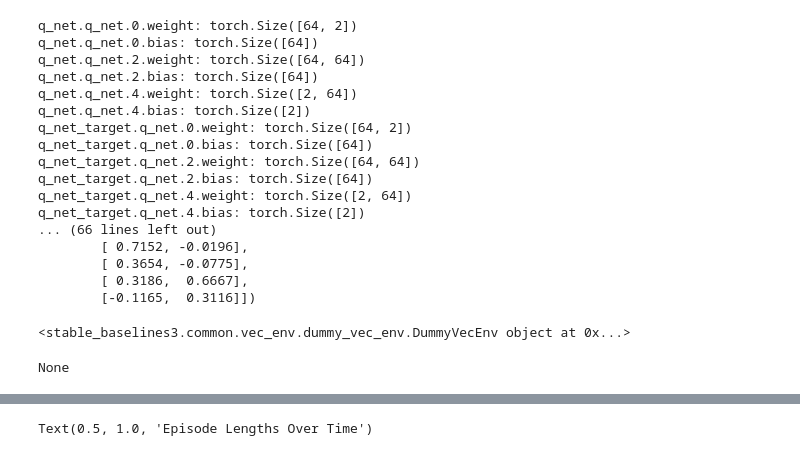
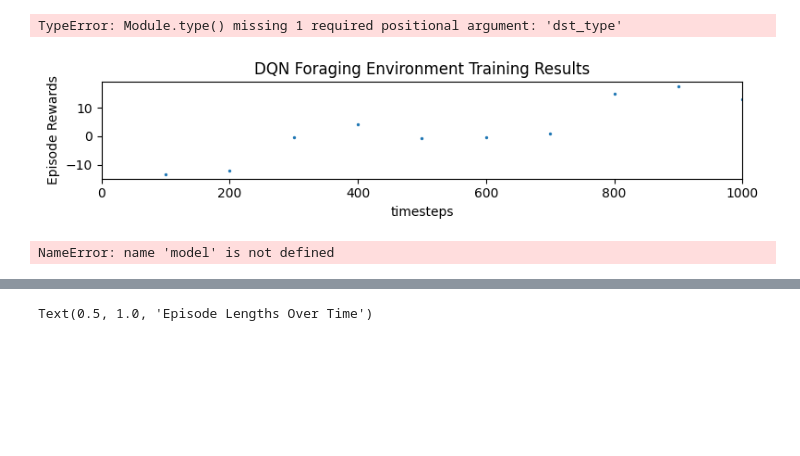
Before and after one commit to nlacey111/Foraging-Project, a Jupyter notebook: Foraging_automated.ipynb, the cells around one changed output, grey strips where cells are left out. Drawn from its saved outputs; the diff is of its cells as text; code cells hidden in the pictures; blank space fills up the shorter version.

```diff
--- a/Foraging_automated.ipynb
+++ b/Foraging_automated.ipynb
@@ -11,0 +14,2 @@ check_env(env)
+# %%
+log_dir = "Saved Models/dqn_foraging_monitor"
@@ -88,51 +76,34 @@ tensor([[-3.1124e-01,  6.2524e-01],
-# %%
-keys = net1['policy'].keys()
-for key in keys:
-    print(f"{key}: {net1['policy'][key].shape}")
-
-params = list(network_copy.parameters())
-for i, param in enumerate(params):
-    print(f"Parameter {i}: {param.shape}")
-print(net1['policy']['q_net.q_net.0.weight'])
-# %% [output]
-q_net.q_net.0.weight: torch.Size([64, 2])
-q_net.q_net.0.bias: torch.Size([64])
-q_net.q_net.2.weight: torch.Size([64, 64])
-q_net.q_net.2.bias: torch.Size([64])
-q_net.q_net.4.weight: torch.Size([2, 64])
-q_net.q_net.4.bias: torch.Size([2])
-q_net_target.q_net.0.weight: torch.Size([64, 2])
-q_net_target.q_net.0.bias: torch.Size([64])
-q_net_target.q_net.2.weight: torch.Size([64, 64])
-q_net_target.q_net.2.bias: torch.Size([64])
-q_net_target.q_net.4.weight: torch.Size([2, 64])
-q_net_target.q_net.4.bias: torch.Size([2])
-... (66 lines left out)
-        [ 0.7152, -0.0196],
-        [ 0.3654, -0.0775],
-        [ 0.3186,  0.6667],
-        [-0.1165,  0.3116]])
+# %%
+print(network_copy.
+# %% [output]
+TypeError: Module.type() missing 1 required positional argument: 'dst_type'
+# %%
+from stable_baselines3.common import results_plotter
+
+# Helper from the library
+results_plotter.plot_results(
+    [log_dir], 1000, results_plotter.X_TIMESTEPS, "DQN Foraging Environment Training Results"
+)
+# %% [output]
+[figure, added]
 # %%
-del  model, vec_env
-model = DQN.load("Saved Models/dqn_foraging")
+del  model
+model = DQN.load("Saved Models\dqn_foraging")
 
 vec_env = model.get_env()
 
-
 obs = vec_env.reset()
 
-for i in range(20000):
-    action, _state = model.predict(obs, deterministic=True)
-    obs, reward, done, info = vec_env.step(action)
-    # vec_env.render("human")
-    # VecEnv resets automatically
-    # if done:
-    #   obs = vec_env.reset()
+#for i in range(20000):
+#    action, _state = model.predict(obs, deterministic=True)
+#    obs, reward, done, info = vec_env.step(action)
+#    # vec_env.render("human")
+#    # VecEnv resets automatically
+#    # if done:
+#    #   obs = vec_env.reset()
+#    # keep track of rewards throughout an episode
+
+# plot the training results
+plot_results(log_dir, 12000, results_plotter_title="DQN Foraging", x_axis="timesteps")
+# %% [output]
+NameError: name 'model' is not defined
-# %%
-print(vec_env)
-# %% [output]
-<stable_baselines3.common.vec_env.dummy_vec_env.DummyVecEnv object at 0x...>
-# %%
-print(vec_env)
-# %% [output]
-None
```
Also changed, not shown: parts of 7 cells of this notebook, 7 other files.
